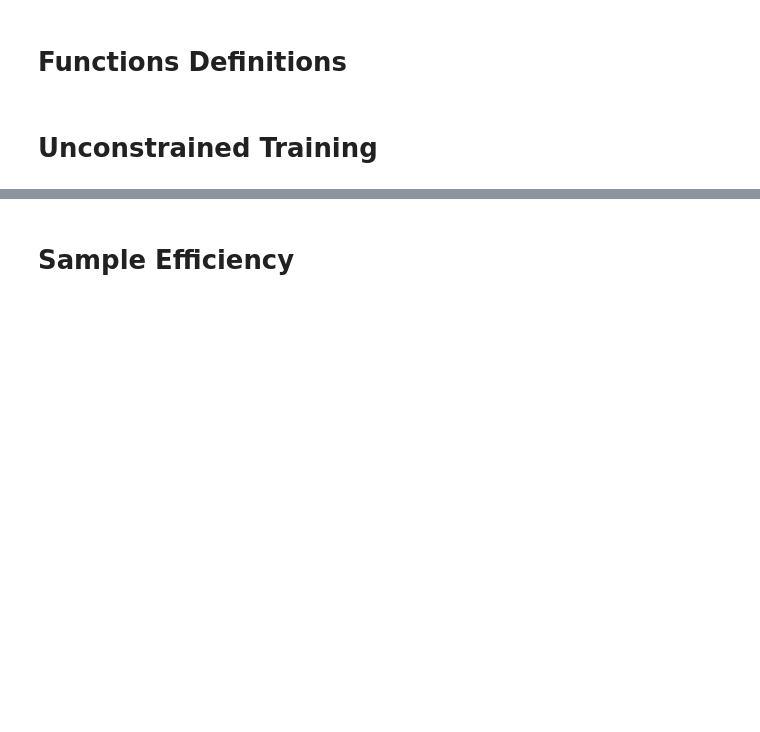
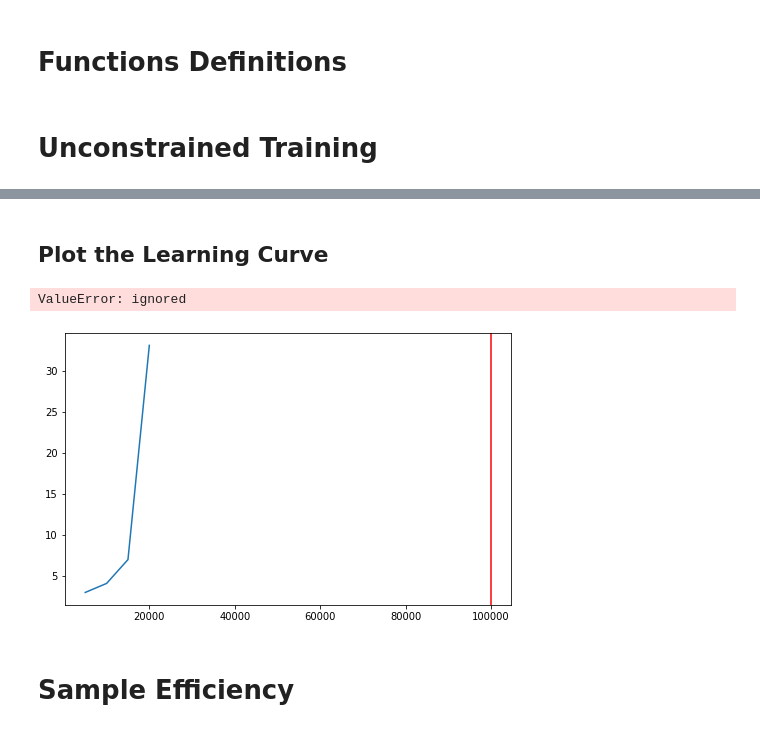
Before and after one commit to CristianManta/JBW-episodic, a Jupyter notebook: main.ipynb, the cells around one changed output, grey strips where cells are left out. Saved outputs shown, nothing was run; the diff lists cells and outputs as text; code cells hidden in the pictures; blank space fills up the shorter version.

Commit message:
Added main.ipynb with Q value and learning curve plots

```diff
--- a/main.ipynb
+++ b/main.ipynb
@@ -66,6 +68,7 @@ import tensorflow as tf
 import torch
 from sklearn.metrics import auc
 from environments import JellyBeanEnv, MujocoEnv
+import matplotlib.pyplot as plt
 
 def evaluate_agent(agent, env, n_episodes_to_evaluate):
   '''Evaluates the agent for a provided number of episodes.'''
@@ -97,7 +100,8 @@ def train_agent(agent,
                 env_eval,
                 total_timesteps,
                 evaluation_freq,
-                n_episodes_to_evaluate):
+                n_episodes_to_evaluate,
+                save_weights=False):
 
   timestep = 0
   array_of_mean_acc_rewards = []
@@ -117,7 +121,7 @@ def train_agent(agent,
         mean_acc_rewards = evaluate_agent(agent, env_eval, n_episodes_to_evaluate)
         print('timestep: {ts}, acc_reward: {acr:.2f}'.format(ts=timestep, acr=mean_acc_rewards))
         array_of_mean_acc_rewards.append(mean_acc_rewards)
-        if best_reward < mean_acc_rewards:
+        if save_weights and best_reward < mean_acc_rewards:
           best_reward = mean_acc_rewards
           print("Saving weights...")
           agent.save_weights()
@@ -133,6 +137,7 @@ class Arguments:
   group: str = 'GROUP_011'
   seed: int = 0
   pretrain: bool = False
+  save_weights: bool = True
 
 args = Arguments()
 
@@ -170,8 +175,8 @@ agent = agent_module.Agent(env_specs)
 if args.pretrain:
   agent.load_weights()
 
-total_timesteps = 2e+6
+total_timesteps = 5e+5
 evaluation_freq = 5000
 n_episodes_to_evaluate = 1
 
-learning_curve = train_agent(agent, env, env_eval, total_timesteps, evaluation_freq, n_episodes_to_evaluate)
+learning_curve = train_agent(agent, env, env_eval, total_timesteps, evaluation_freq, n_episodes_to_evaluate, args.save_weights)
@@ -178,3 +193,18 @@ learning_curve = train_agent(agent, env, env_eval, total_timesteps, evaluation_f
+# %% [markdown]
+## Plot the Learning Curve
+# %%
+image_name = "ddqn_with_scent_buffer_target_learning_curve" #@param {type:"string"}
+plt.figure(figsize=(8,5))
+iters = np.arange(evaluation_freq, total_timesteps + evaluation_freq, evaluation_freq)
+plt.plot(iters, learning_curve)
+plt.axvline(x=1e+5, color='red') # So that we can visualize sample efficiency at the same time
+plt.fill_between(np.arange(evaluation_freq, 1e+5 + evaluation_freq, evaluation_freq), learning_curve[:int(100000/evaluation_freq)], color="blue", alpha=0.2)
+plt.xlabel("Number of Training Iterations")
+plt.ylabel("Mean Accumulated Reward")
+plt.savefig(f'experiment_plots/{image_name}')
+# %% [output]
+ValueError: ignored
+[figure, added]
 # %% [markdown]
 # Sample Efficiency
 # %%
```
Also changed, not shown: parts of 8 cells of this notebook.
